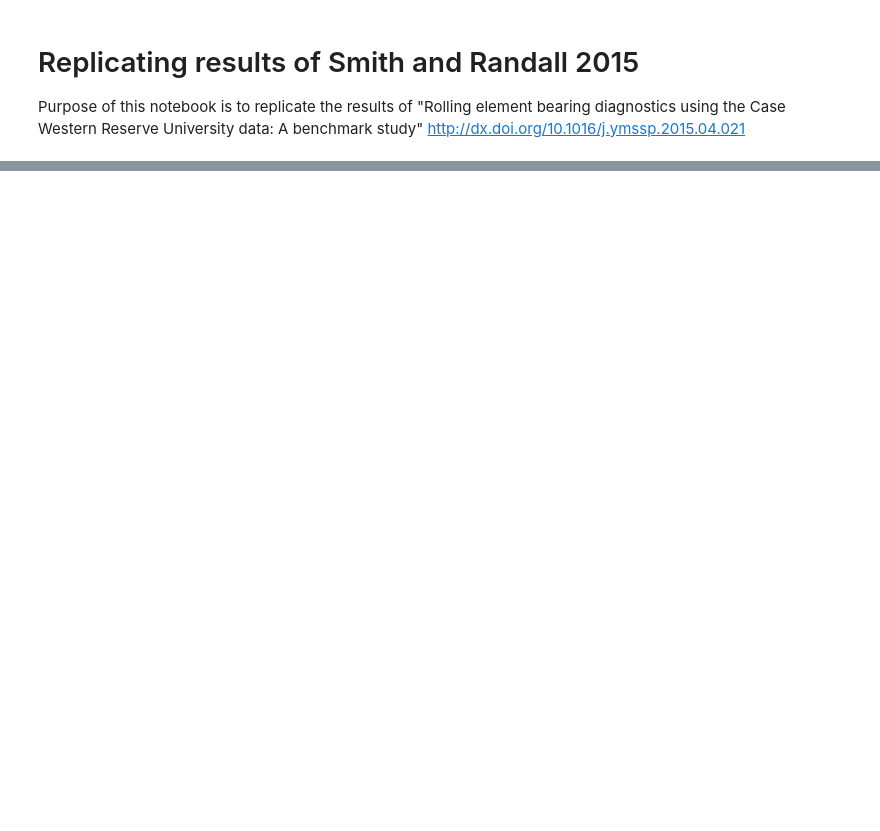
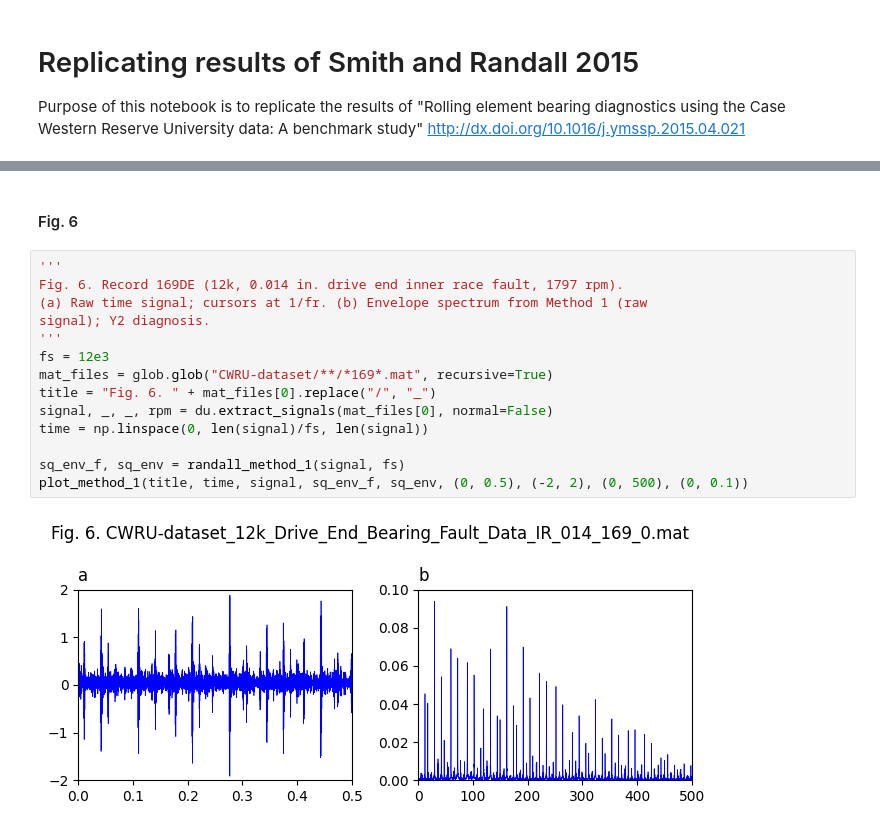
Before and after one commit to Aalto-Arotor/openConMo, a Jupyter notebook: src/randall_examples.ipynb, the cells around one changed output, grey strips where cells are left out. Drawn from its saved outputs; the diff is of its cells as text; blank space fills up the shorter version.

```diff
--- a/src/randall_examples.ipynb
+++ b/src/randall_examples.ipynb
@@ -210,0 +95,18 @@ Method 1 (raw signal); P1 diagnosis.
+# %% [markdown]
+#### Fig. 6
+# %%
+'''
+Fig. 6. Record 169DE (12k, 0.014 in. drive end inner race fault, 1797 rpm).
+(a) Raw time signal; cursors at 1/fr. (b) Envelope spectrum from Method 1 (raw
+signal); Y2 diagnosis.
+'''
+fs = 12e3
+mat_files = glob.glob("CWRU-dataset/**/*169*.mat", recursive=True)
+title = "Fig. 6. " + mat_files[0].replace("/", "_")
+signal, _, _, rpm = du.extract_signals(mat_files[0], normal=False)
+time = np.linspace(0, len(signal)/fs, len(signal))
+
+sq_env_f, sq_env = randall_method_1(signal, fs)
+plot_method_1(title, time, signal, sq_env_f, sq_env, (0, 0.5), (-2, 2), (0, 500), (0, 0.1))
+# %% [output]
+[figure, added]
```
Also changed, not shown: parts of 65 cells of this notebook, 2 other files.
